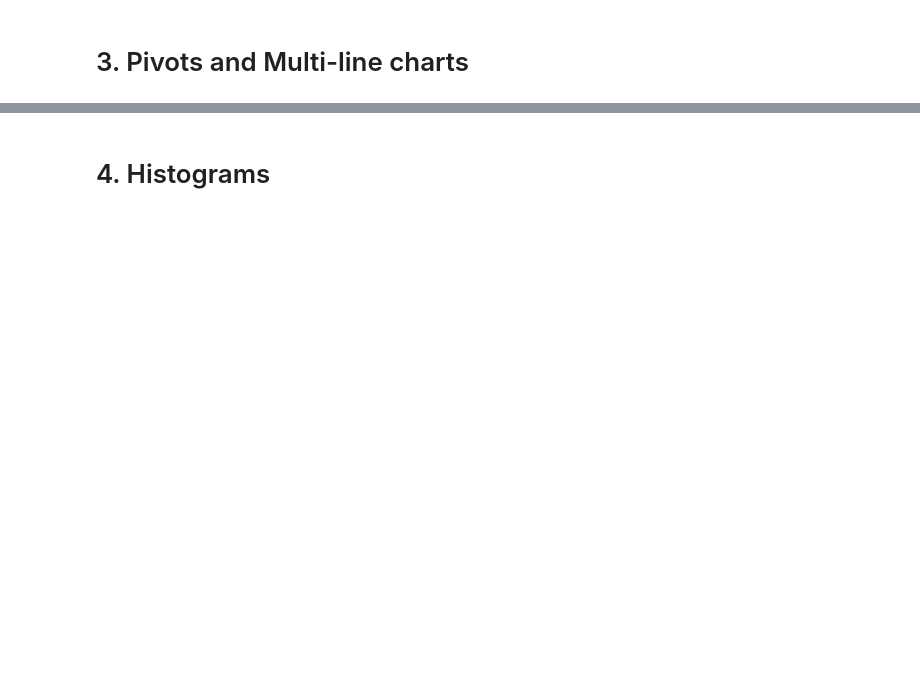
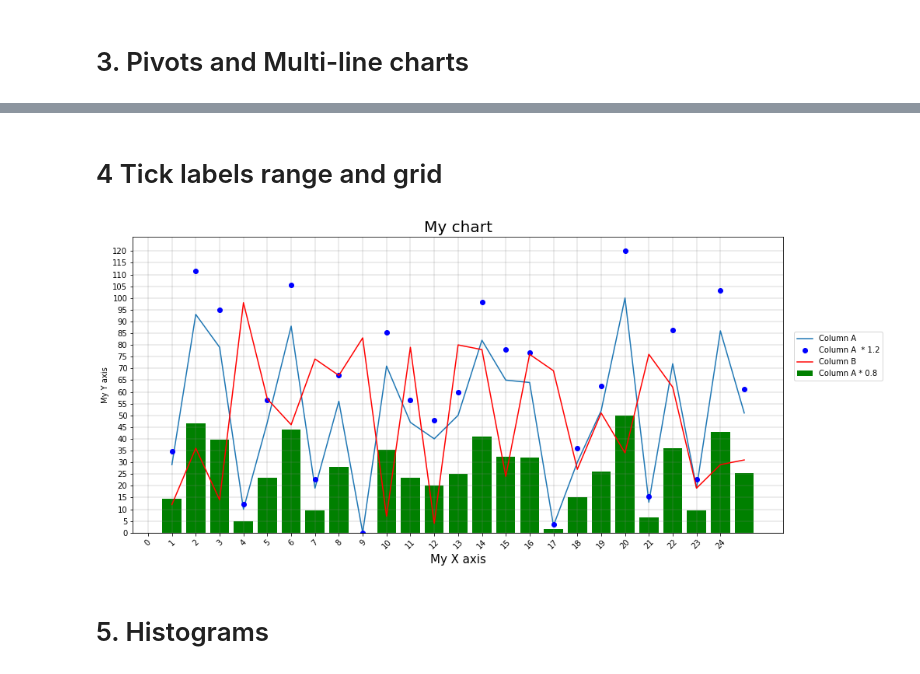
Before and after one commit to ronald-leung/datascience_machinelearning, a Jupyter notebook: visualization/Basic_pyplot_charts.ipynb, the cells around one changed output, grey strips where cells are left out. Saved outputs shown, nothing was run; the diff lists cells and outputs as text; code cells hidden in the pictures; blank space fills up the shorter version.

```diff
--- a/visualization/Basic_pyplot_charts.ipynb
+++ b/visualization/Basic_pyplot_charts.ipynb
@@ -90,5 +90,37 @@ plt.show()
+# %% [markdown]
+# 4 Tick labels range and grid
+# %%
+# Pivots and Multi-line charts
+fig = plt.figure(figsize=(15,7))
+
+plt.plot(df["ID"],df["Column A"], label="Column A") #x, y, no marker = default to line
+plt.plot(df["ID"],df["Column A"] * 1.2, 'o', color='b', label="Column A  * 1.2") # x, y, marker
+plt.bar(df["ID"],df["Column A"] * 0.5, color='g', label="Column A * 0.8") # x, y, marker
+plt.plot(df["ID"],df["Column B"], color='r', label="Column B") # x, y, smaller dot
+
+# Labels
+plt.title("My chart", fontsize=20)
+plt.xlabel("My X axis", fontsize=15)
+plt.ylabel("My Y axis", fontsize=10)
+plt.xticks(np.arange(0,25,1), rotation=45) #arange takes Start, Stop, and Step. So this makes the values go from 0 to 25, 1 mark each
+plt.yticks(np.arange(0,125,5))
+
+# Grids
+plt.grid(color='gray', linestyle='-', linewidth=0.3)
+
+#Legends
+# Key here is that the lines above, needs to have the labels. That's what the legend uses to figure out what to put there.
+# See what location means here https://matplotlib.org/api/_as_gen/matplotlib.pyplot.legend.html
+# The bbox_to_anchor puts the legend within (0-1) or outside (1+) of the plot area (x,y)
+plt.legend(loc=3, bbox_to_anchor=(1.01, 0.5))
+
+
+
+plt.show()
+# %% [output]
+[figure, added]
 # %% [markdown]
-# 4. Histograms
+# 5. Histograms
 # %%
 # Multiline with very different scales
 fig = plt.figure(figsize=(12,6))
```
Also changed, not shown: parts of 11 cells of this notebook.
